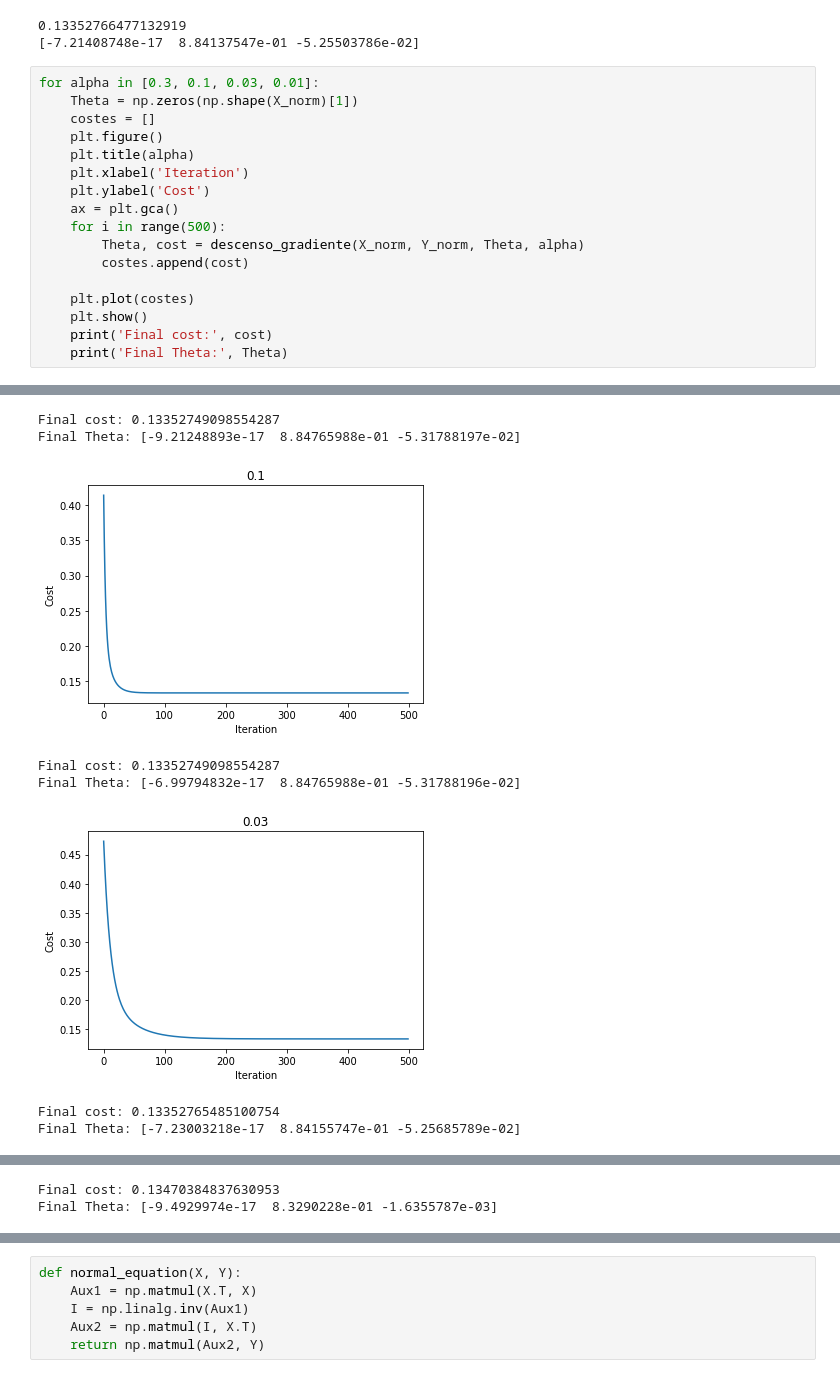
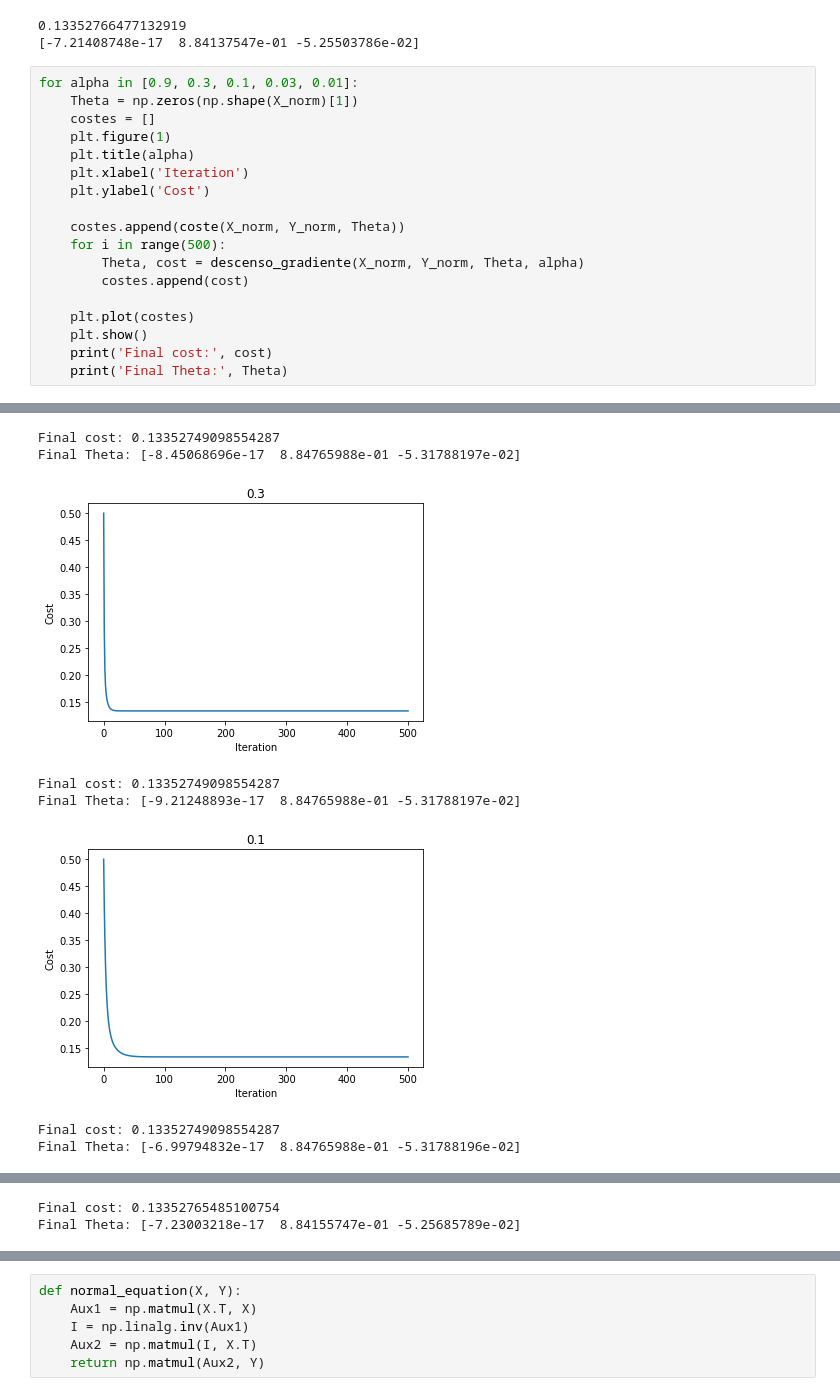
Before and after one commit to pablodll/Aprendizaje-Automatico, a Jupyter notebook: Practica1/Practica1.2.ipynb, the cells around one changed output, grey strips where cells are left out. Drawn from its saved outputs; the diff is of its cells as text.

```diff
--- a/Practica1/Practica1.2.ipynb
+++ b/Practica1/Practica1.2.ipynb
@@ -74,14 +74,15 @@ print(Theta)
 0.13352766477132919
 [-7.21408748e-17  8.84137547e-01 -5.25503786e-02]
 # %%
-for alpha in [0.3, 0.1, 0.03, 0.01]:
+for alpha in [0.9, 0.3, 0.1, 0.03, 0.01]:
     Theta = np.zeros(np.shape(X_norm)[1])
     costes = []
-    plt.figure()
+    plt.figure(1)
     plt.title(alpha)
     plt.xlabel('Iteration')
     plt.ylabel('Cost')
-    ax = plt.gca()
+
+    costes.append(coste(X_norm, Y_norm, Theta))
     for i in range(500):
         Theta, cost = descenso_gradiente(X_norm, Y_norm, Theta, alpha)
         costes.append(cost)
@@ -95,8 +96,8 @@ for alpha in [0.3, 0.1, 0.03, 0.01]:
 Final cost: 0.13352749098554287
-Final Theta: [-9.21248893e-17  8.84765988e-01 -5.31788197e-02]
+Final Theta: [-8.45068696e-17  8.84765988e-01 -5.31788197e-02]
-[figure, old version]
+[figure, new version]
 Final cost: 0.13352749098554287
-Final Theta: [-6.99794832e-17  8.84765988e-01 -5.31788196e-02]
+Final Theta: [-9.21248893e-17  8.84765988e-01 -5.31788197e-02]
-[figure, old version]
+[figure, new version]
-Final cost: 0.13352765485100754
-Final Theta: [-7.23003218e-17  8.84155747e-01 -5.25685789e-02]
+Final cost: 0.13352749098554287
+Final Theta: [-6.99794832e-17  8.84765988e-01 -5.31788196e-02]
@@ -104,2 +105,2 @@ Final Theta: [-7.23003218e-17  8.84155747e-01 -5.25685789e-02]
-Final cost: 0.13470384837630953
-Final Theta: [-9.4929974e-17  8.3290228e-01 -1.6355787e-03]
+Final cost: 0.13352765485100754
+Final Theta: [-7.23003218e-17  8.84155747e-01 -5.25685789e-02]
```
Also changed, not shown: parts of 3 cells of this notebook, 21 other files.
